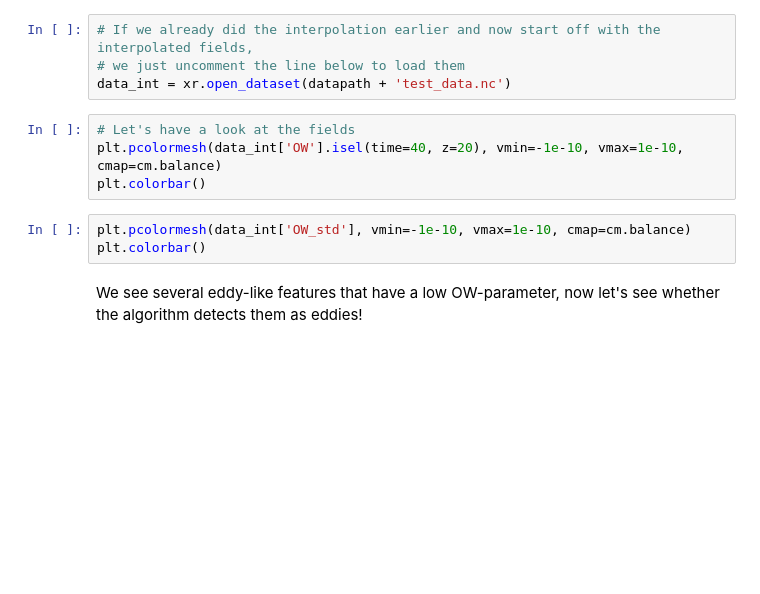
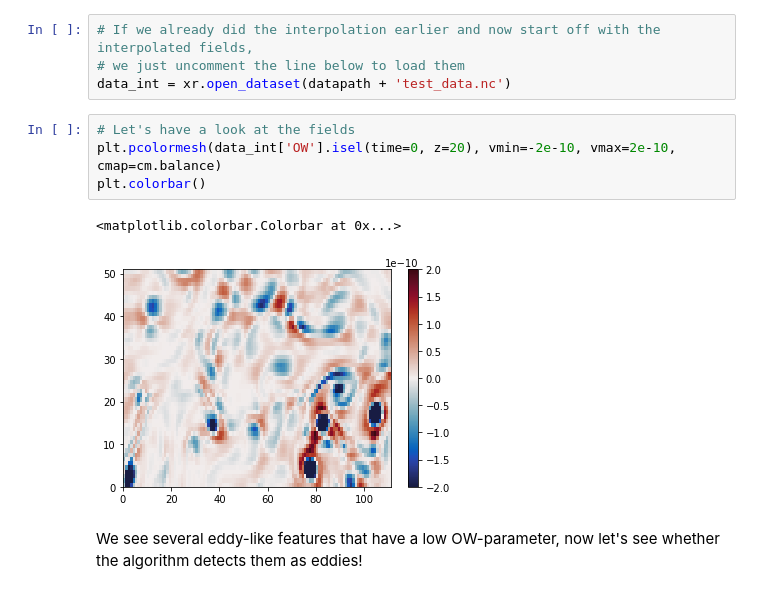
Before and after one commit to jk-rieck/eddytools, a Jupyter notebook: examples/run_eddytools_example_MITgcm_OW.ipynb, the cells around one changed output. Saved outputs shown, nothing was run; the diff lists cells and outputs as text; blank space fills up the shorter version.

```diff
--- a/examples/run_eddytools_example_MITgcm_OW.ipynb
+++ b/examples/run_eddytools_example_MITgcm_OW.ipynb
@@ -142,11 +170,11 @@ data_int.to_netcdf(datapath + 'test_data.nc', mode='w')
 data_int = xr.open_dataset(datapath + 'test_data.nc')
 # %%
 # Let's have a look at the fields
-plt.pcolormesh(data_int['OW'].isel(time=40, z=20), vmin=-1e-10, vmax=1e-10, cmap=cm.balance)
+plt.pcolormesh(data_int['OW'].isel(time=0, z=20), vmin=-2e-10, vmax=2e-10, cmap=cm.balance)
 plt.colorbar()
+# %% [output]
+<matplotlib.colorbar.Colorbar at 0x...>
+[figure, added]
-# %%
-plt.pcolormesh(data_int['OW_std'], vmin=-1e-10, vmax=1e-10, cmap=cm.balance)
-plt.colorbar()
 # %% [markdown]
 We see several eddy-like features that have a low OW-parameter, now let's see whether the algorithm detects them as eddies!
 # %% [markdown]
```
Also changed, not shown: parts of 16 cells of this notebook, 3 other files.
